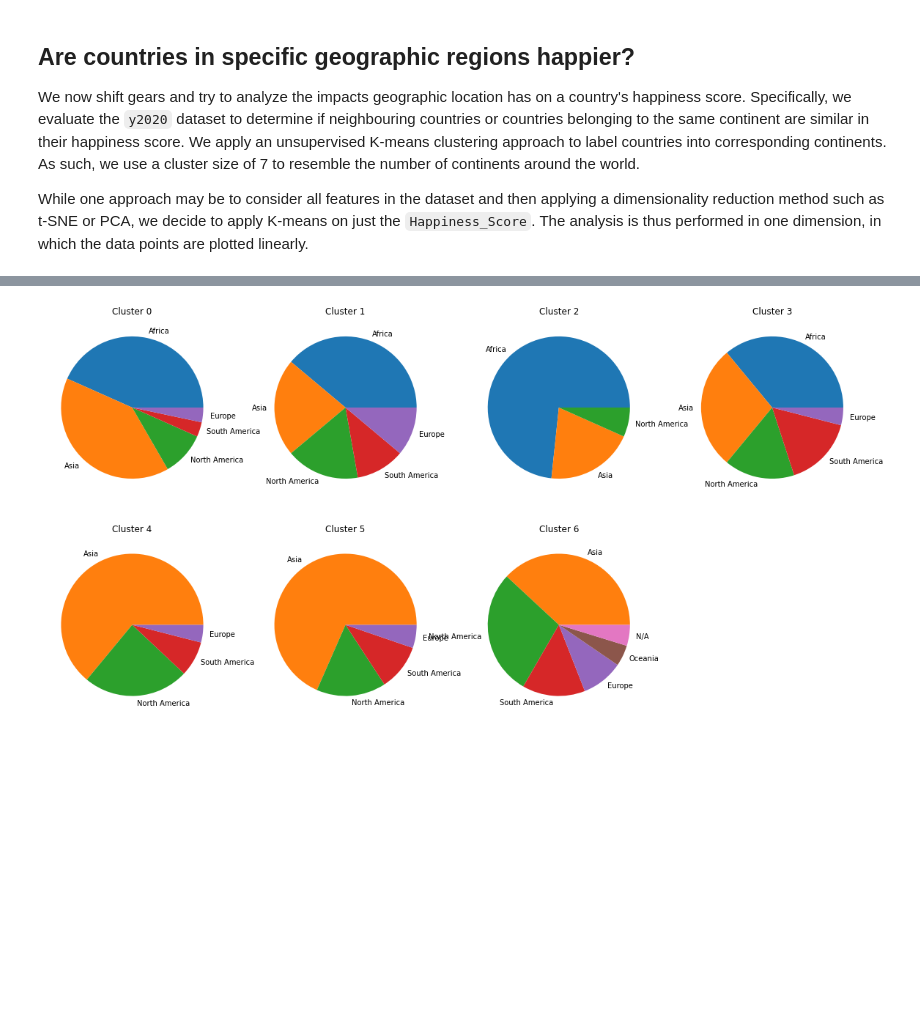
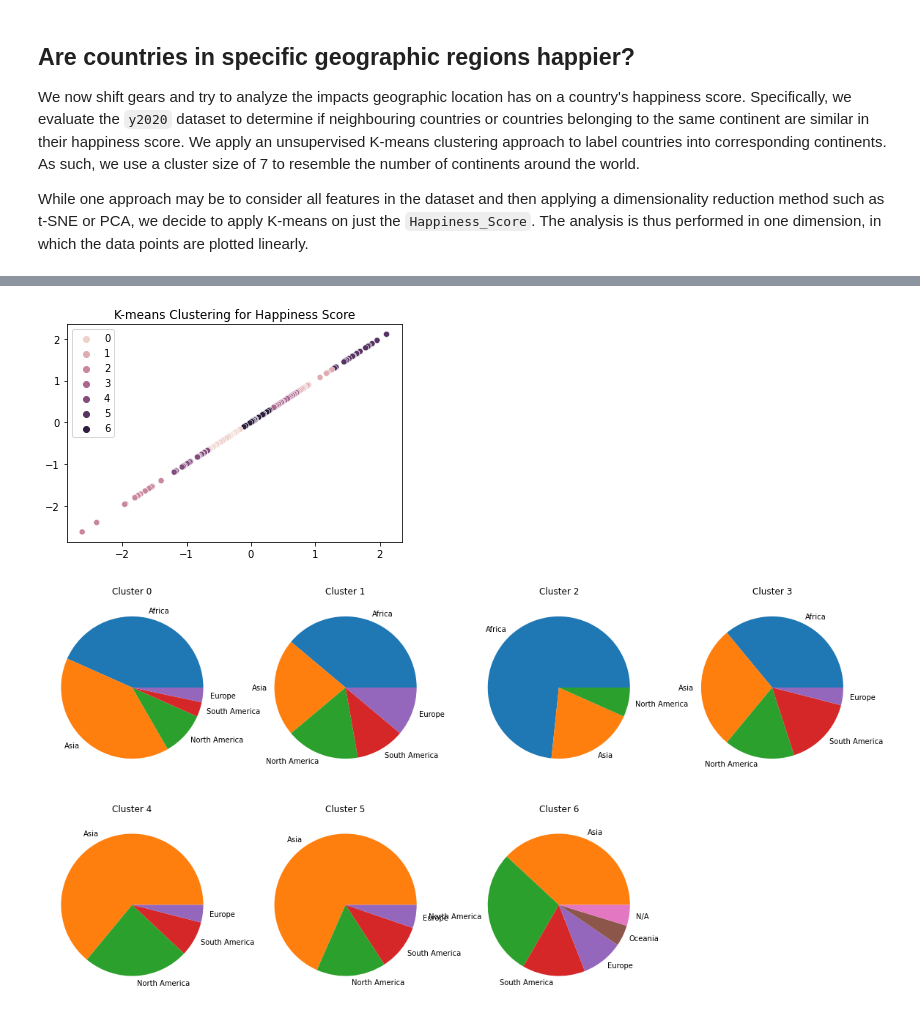
Before and after one commit to epfl-ada/ada-2020-project-milestone-p3-p3_spada, a Jupyter notebook: happiness.ipynb, the cells around one changed output, grey strips where cells are left out. Saved outputs shown, nothing was run; the diff lists cells and outputs as text; code cells hidden in the pictures; blank space fills up the shorter version.

```diff
--- a/happiness.ipynb
+++ b/happiness.ipynb
@@ -392,16 +411,17 @@ fig.show()
 # %%
 #y2020_reduced_tsne = TSNE(n_components=1, random_state=0).fit_transform(y2020_scaled)
 labels = KMeans(n_clusters=7, random_state=0).fit_predict(y2020_scaled)
 
-# sns.scatterplot(x=y2020_scaled[:,0], y=y2020_scaled[:,0], hue=labels, data=y2020_scaled, legend='full')
+sns.scatterplot(x=y2020_scaled[:,0], y=y2020_scaled[:,0], hue=labels, data=y2020_scaled, legend='full')
 
-# plt.title('K-means Clustering for Happiness Score')
+plt.title('K-means Clustering for Happiness Score')
 
 
 fig = px.scatter(x=y2020_scaled[:,0], y=y2020_scaled[:,0], color=labels)
 fig.show()
 # %% [output]
 [interactive output not drawn]
+[figure, added]
 # %%
 # py.plot(fig, filename="scatter-k-means", auto_open=True)
 # %%
```
Also changed, not shown: parts of 9 cells of this notebook.
